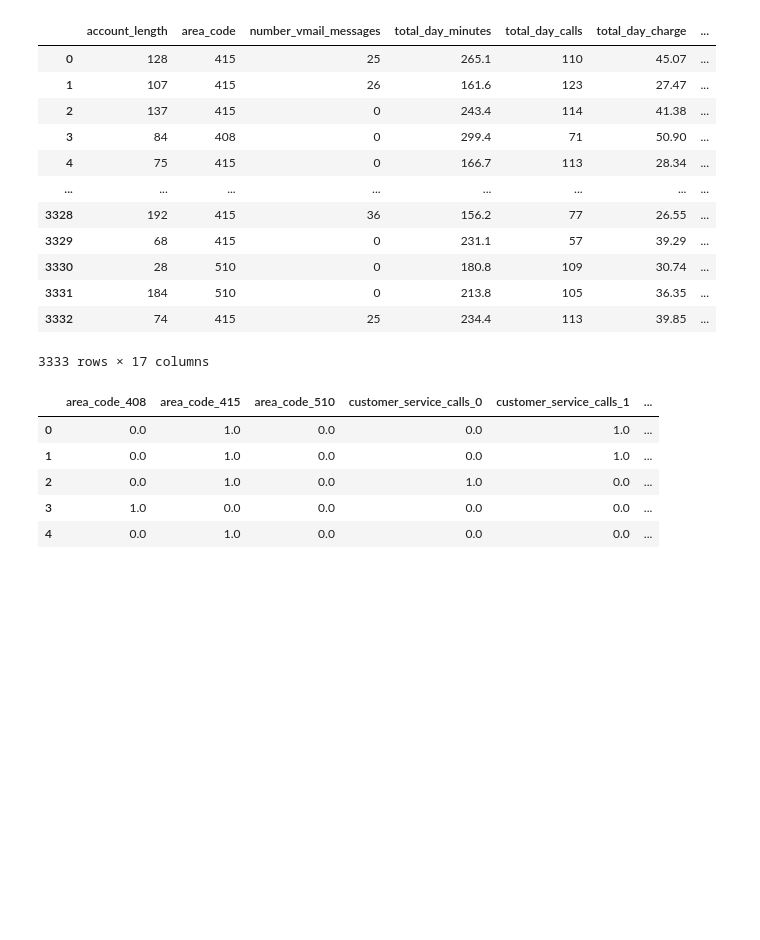
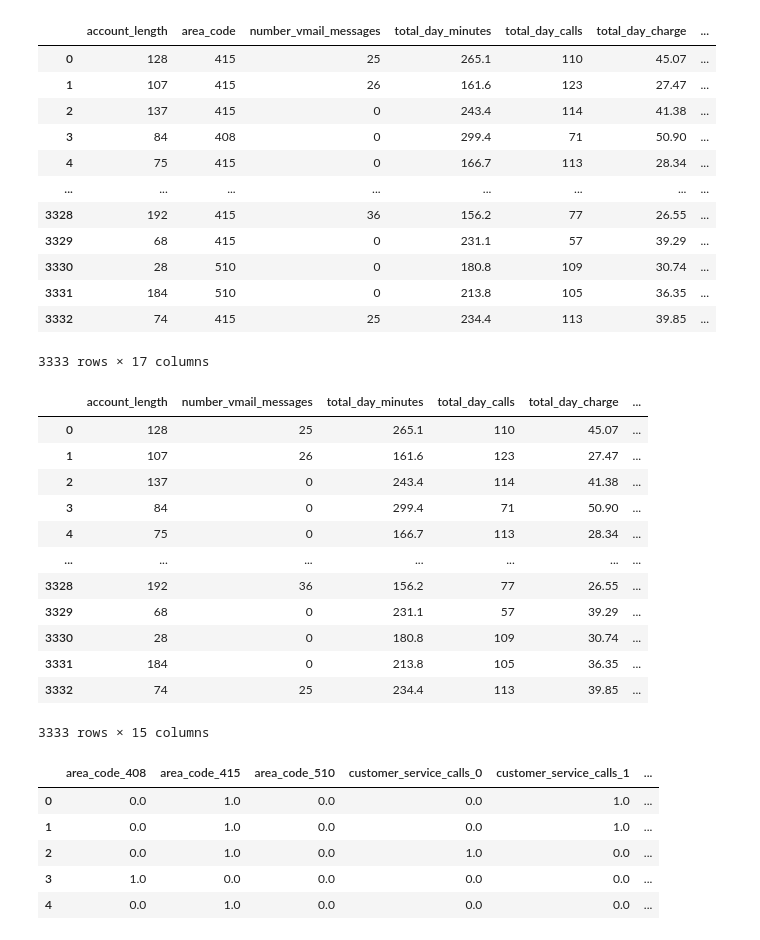
Before and after one commit to jxn628/syriatel-churn-analysis, a Jupyter notebook: student.ipynb, the cells around one changed output. Drawn from its saved outputs; the diff is of its cells as text; code cells hidden in the pictures; blank space fills up the shorter version.

```diff
--- a/student.ipynb
+++ b/student.ipynb
@@ -133,6 +133,25 @@ feature_df
 3333 rows × 17 columns
 # %%
 need_to_encode = test_df[['area_code', 'customer_service_calls']]
+# %%
+#IMPORTANT!
+#Added 2/16 4PM.
+feature_df = feature_df.drop(need_to_encode, axis=1)
+feature_df
+# %% [output]
+|  | account_length | number_vmail_messages | total_day_minutes | total_day_calls | total_day_charge | ... |
+| 0 | 128 | 25 | 265.1 | 110 | 45.07 | ... |
+| 1 | 107 | 26 | 161.6 | 123 | 27.47 | ... |
+| 2 | 137 | 0 | 243.4 | 114 | 41.38 | ... |
+| 3 | 84 | 0 | 299.4 | 71 | 50.90 | ... |
+| 4 | 75 | 0 | 166.7 | 113 | 28.34 | ... |
+| ... | ... | ... | ... | ... | ... | ... |
+| 3328 | 192 | 36 | 156.2 | 77 | 26.55 | ... |
+| 3329 | 68 | 0 | 231.1 | 57 | 39.29 | ... |
+| 3330 | 28 | 0 | 180.8 | 109 | 30.74 | ... |
+| 3331 | 184 | 0 | 213.8 | 105 | 36.35 | ... |
+| 3332 | 74 | 25 | 234.4 | 113 | 39.85 | ... |
+3333 rows × 15 columns
 # %%
 ohe = OneHotEncoder()
 ohe.fit(need_to_encode)
```
Also changed, not shown: parts of 30 cells of this notebook.
